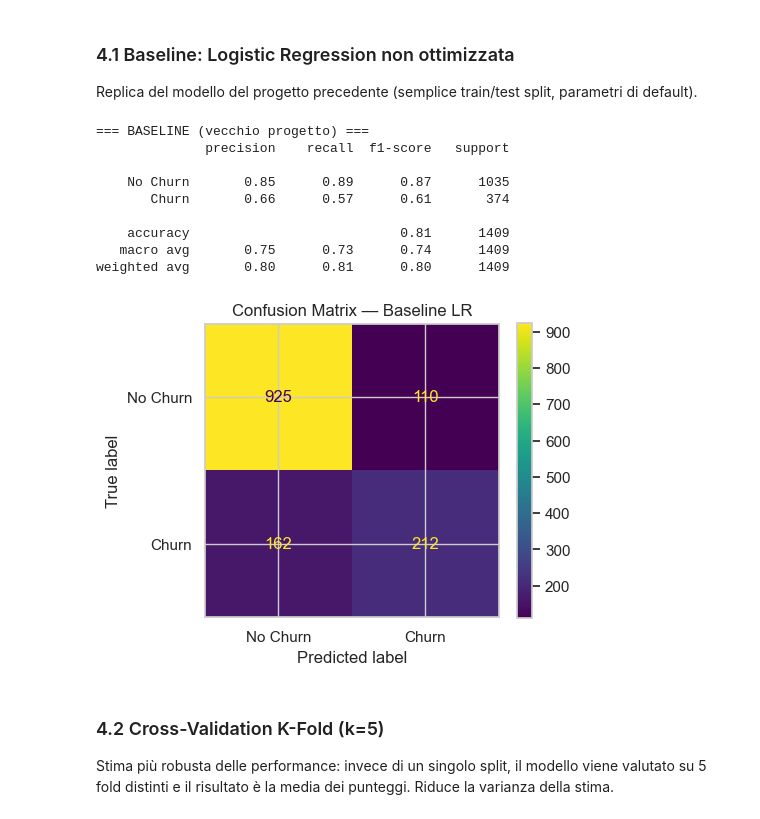
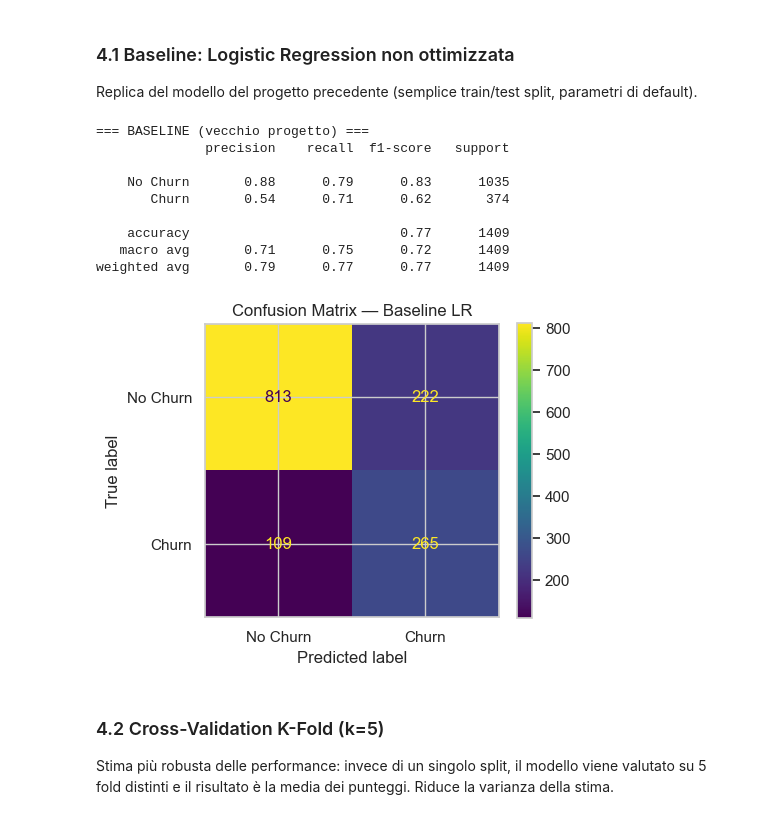
Before and after one commit to diegoandruccioli/telco-churn-ml-optimization, a Jupyter notebook: notebooks/churn_optimization.ipynb, the cells around one changed output. Cells and saved outputs as stored; diff of their text form; code cells hidden in the pictures.

```diff
--- a/notebooks/churn_optimization.ipynb
+++ b/notebooks/churn_optimization.ipynb
@@ -37,6 +37,7 @@ import matplotlib.pyplot as plt
 import seaborn as sns
 
 from sklearn.preprocessing import LabelEncoder, StandardScaler
+from sklearn.pipeline import Pipeline
 from sklearn.model_selection import train_test_split, cross_val_score, GridSearchCV, KFold
 from sklearn.linear_model import LogisticRegression
 from sklearn.tree import DecisionTreeClassifier
@@ -44,13 +45,14 @@ from sklearn.ensemble import IsolationForest
 from sklearn.neural_network import MLPClassifier
 from sklearn.metrics import (
     classification_report, confusion_matrix, ConfusionMatrixDisplay,
-    roc_curve, roc_auc_score,
-    log_loss
+    roc_curve, roc_auc_score, log_loss,
+    make_scorer, recall_score
 )
 
 sns.set_theme(style='whitegrid')
 pd.set_option('display.max_columns', None)
-RANDOM_STATE = 42  # seed fisso: tutti i processi stocastici producono gli stessi risultati ad ogni esecuzione
+RANDOM_STATE = 42   # seed fisso: tutti i processi stocastici producono gli stessi risultati ad ogni esecuzione
+THRESHOLD    = 0.35 # soglia di classificazione: abbassata da 0.5 per aumentare il Recall sulla classe churn
 # %%
 df = pd.read_csv('../data/WA_Fn-UseC_-Telco-Customer-Churn.csv')
 # ~7043 clienti, 21 colonne: dati demografici, servizi attivati, tipo contratto e addebiti
@@ -236,7 +238,7 @@ le = LabelEncoder()
 for col in binary_cols:
     df_enc[col] = le.fit_transform(df_enc[col])
 
-# One-Hot Encoding per variabili con piu di 2 categorie: evita che il modello interpreti l'ordine numerico come significativo
+# One-Hot Encoding per variabili con più di 2 categorie: evita che il modello interpreti l'ordine numerico come significativo
 multi_cols = ['MultipleLines', 'InternetService', 'OnlineSecurity', 'OnlineBackup',
               'DeviceProtection', 'TechSupport', 'StreamingTV', 'StreamingMovies',
               'Contract', 'PaymentMethod']
@@ -247,17 +249,20 @@ df_enc = df_enc.astype({col: int for col in df_enc.select_dtypes('bool').columns
 X = df_enc.drop(columns=['Churn'])
 y = df_enc['Churn']
 
-# StandardScaler: porta tutte le feature sulla stessa scala (media 0, deviazione standard 1)
-# Necessario per Logistic Regression e MLP: entrambi sensibili alla scala perche ottimizzano tramite gradiente
-scaler = StandardScaler()
-X_scaled = scaler.fit_transform(X)
-
+# Il train/test split precede lo scaling: mu e sigma vengono calcolati esclusivamente
+# su X_train ed applicati (transform) su X_test, evitando data leakage
 # stratify=y: mantiene la stessa proporzione di churn (26%) sia nel train che nel test set
-X_train, X_test, y_train, y_test = train_test_split(
-    X_scaled, y, test_size=0.2, random_state=RANDOM_STATE, stratify=y
+X_train_raw, X_test_raw, y_train, y_test = train_test_split(
+    X, y, test_size=0.2, random_state=RANDOM_STATE, stratify=y
 )
 
-print(f'Feature: {X_scaled.shape[1]}')
+# StandardScaler: porta tutte le feature sulla stessa scala (media 0, deviazione standard 1)
+# Necessario per Logistic Regression e MLP: entrambi sensibili alla scala perchè ottimizzano tramite gradiente
+scaler = StandardScaler()
+X_train = scaler.fit_transform(X_train_raw)
+X_test  = scaler.transform(X_test_raw)
+
+print(f'Feature: {X_train.shape[1]}')
 print(f'Train: {X_train.shape[0]} | Test: {X_test.shape[0]}')
 # %% [output]
 Feature: 30
@@ -418,30 +424,30 @@ Replica del modello del progetto precedente (semplice train/test split, parametr
 # %%
 # Logistic Regression: stima la probabilita di appartenenza a una classe tramite funzione sigmoide applicata a una combinazione lineare delle feature
 # Questo e il modello del progetto precedente, usato senza ottimizzazione come punto di riferimento
 lr_base = LogisticRegression(random_state=RANDOM_STATE, max_iter=500)
 lr_base.fit(X_train, y_train)
-y_pred_base = lr_base.predict(X_test)
+y_pred_base = (lr_base.predict_proba(X_test)[:, 1] >= THRESHOLD).astype(int)
 
 print('=== BASELINE (vecchio progetto) ===')
 print(classification_report(y_test, y_pred_base, target_names=['No Churn', 'Churn']))
 
 fig, ax = plt.subplots(figsize=(5, 4))
-ConfusionMatrixDisplay.from_estimator(lr_base, X_test, y_test,
-                                      display_labels=['No Churn', 'Churn'], ax=ax)
+ConfusionMatrixDisplay.from_predictions(y_test, y_pred_base,
+                                        display_labels=['No Churn', 'Churn'], ax=ax)
 ax.set_title('Confusion Matrix — Baseline LR')
 plt.tight_layout()
 plt.show()
 # %% [output]
 === BASELINE (vecchio progetto) ===
               precision    recall  f1-score   support
 
-    No Churn       0.85      0.89      0.87      1035
-       Churn       0.66      0.57      0.61       374
+    No Churn       0.88      0.79      0.83      1035
+       Churn       0.54      0.71      0.62       374
 
-    accuracy                           0.81      1409
-   macro avg       0.75      0.73      0.74      1409
-weighted avg       0.80      0.81      0.80      1409
+    accuracy                           0.77      1409
+   macro avg       0.71      0.75      0.72      1409
+weighted avg       0.79      0.77      0.77      1409
-[figure, old version]
+[figure, new version]
 # %% [markdown]
 ### 4.2 Cross-Validation K-Fold (k=5)
 
```
Also changed, not shown: parts of 27 cells of this notebook.
